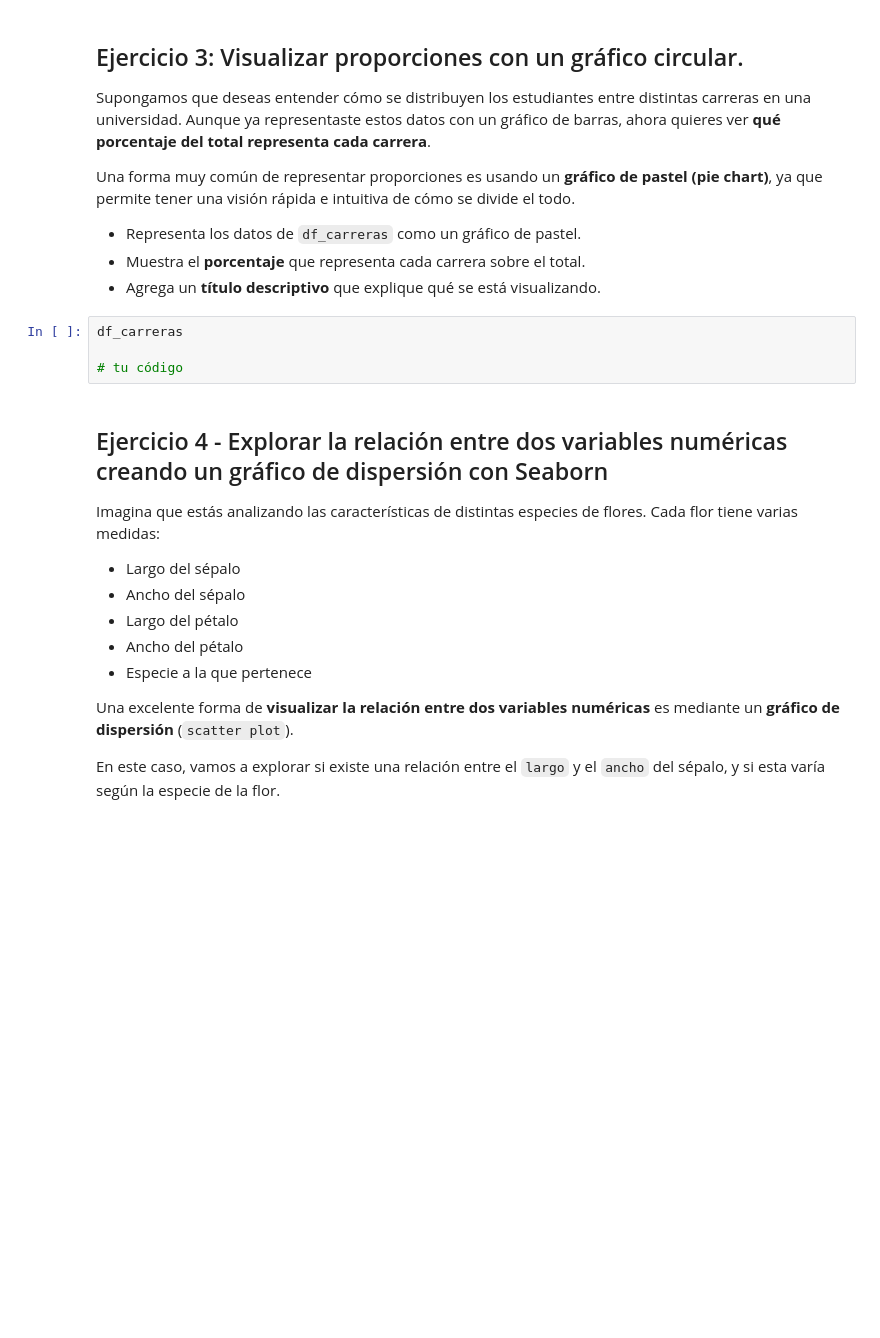
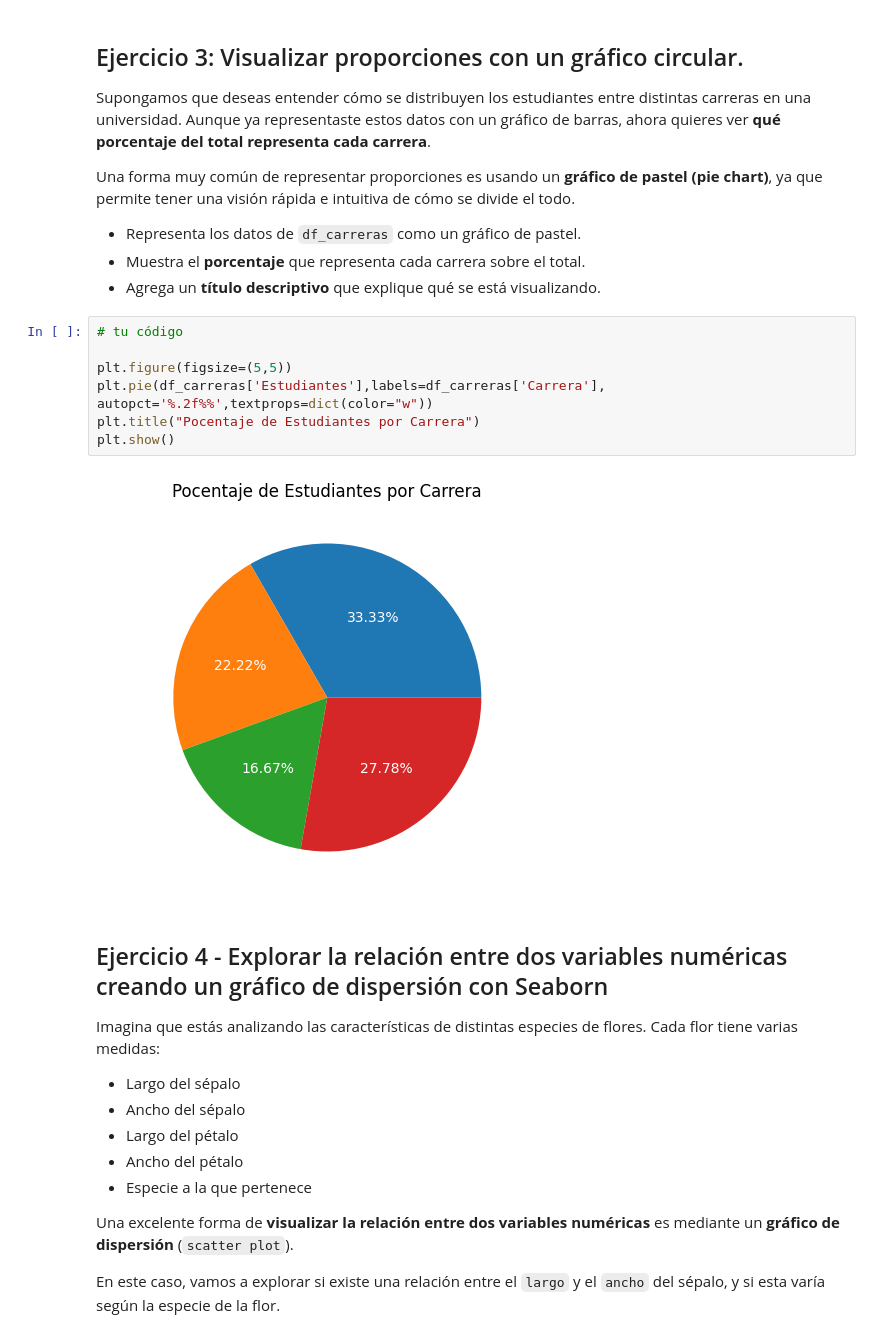
Before and after one commit to mfvilches/visualization-exercises-with-matplot-and-seaborn, a Jupyter notebook: notebook/problems.es.ipynb, the cells around one changed output. Saved outputs shown, nothing was run; the diff lists cells and outputs as text; blank space fills up the shorter version.

```diff
--- a/notebook/problems.es.ipynb
+++ b/notebook/problems.es.ipynb
@@ -116,10 +116,15 @@ Una forma muy común de representar proporciones es usando un **gráfico de past
 - Representa los datos de `df_carreras` como un gráfico de pastel.
 - Muestra el **porcentaje** que representa cada carrera sobre el total.
 - Agrega un **título descriptivo** que explique qué se está visualizando.
-# %%
-df_carreras
-
-# tu código
+# %%
+# tu código
+
+plt.figure(figsize=(5,5))
+plt.pie(df_carreras['Estudiantes'],labels=df_carreras['Carrera'], autopct='%.2f%%',textprops=dict(color="w"))
+plt.title("Pocentaje de Estudiantes por Carrera")
+plt.show()
+# %% [output]
+[figure, added]
 # %% [markdown]
 ## Ejercicio 4 - Explorar la relación entre dos variables numéricas creando un gráfico de dispersión con Seaborn
 
```
